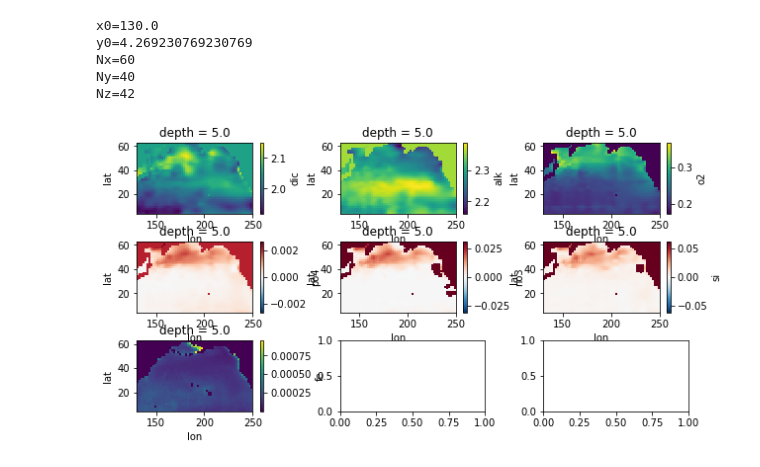
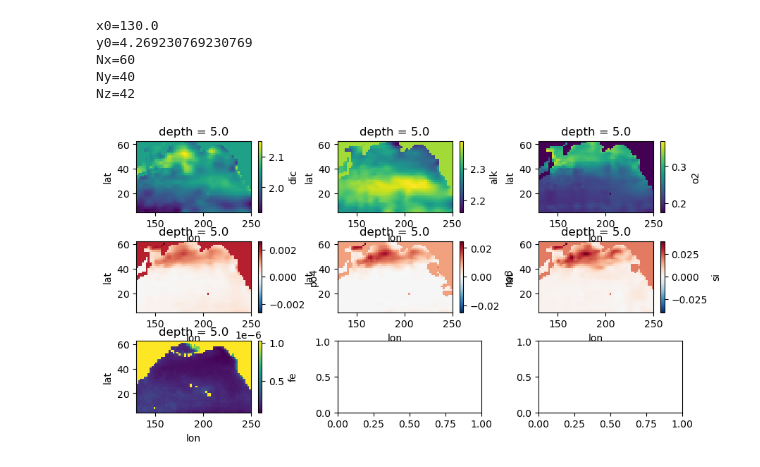
Before and after one commit to takaito1/MITgcm_regional_setup, a Jupyter notebook: create_bgc_init.ipynb, the cells around one changed output. Cells and saved outputs as stored; diff of their text form; code cells hidden in the pictures.

```diff
--- a/create_bgc_init.ipynb
+++ b/create_bgc_init.ipynb
@@ -82,33 +82,33 @@ for nv in range(7):
         data = ds[vars0[nv]].roll(Longitude=int(360/2))
     else:
         ds=xr.open_dataset(srcdir+'/GLODAPv2.2016b.'+vars0[nv]+'.nc')
         fac=1
         x=ds.lon.to_numpy()
         y=ds.lat.to_numpy()
         z=ds.Depth.to_numpy()
         data=ds[vars0[nv]]
     #
     if nv==0:
         data0 = data.to_numpy()
     elif nv==6:
-        data0 = data[12,:,:,:].to_numpy()
+        data0 = data[12,:,:,:]
     else:
         data0=data.to_numpy()
     #
-    data1 = data0*1025e-6 # convert the units to mol/m3
+    data1 = data0*fac*1025e-6 # convert the units to mol/m3
     #
     da=xr.DataArray(data=data1,name=vars1[nv],dims=['depth','lat','lon'],
                coords={'depth':z,'lat':y,'lon':x})
     ds1=da.to_dataset()
     wn = vars1[nv]+'_ini.bin'
     dst = ds1[vars1[nv]].interp(lon=xn,lat=yn,depth=zn).fillna(vref[nv]*1025e-6)
     tdata=dst.to_numpy()
     xm.utils.write_to_binary(tdata.flatten(), wn)
 #
     n=nv%3
     m=int(np.floor(nv/3))
     dst.isel(depth=0).plot(ax=ax[m,n])
 #
 plt.savefig('bgc_initcond.png',bbox_to_inches='tight')
 # %% [output]
-[figure, old version]
+[figure, new version]
```
Also changed, not shown: 1 other file.
